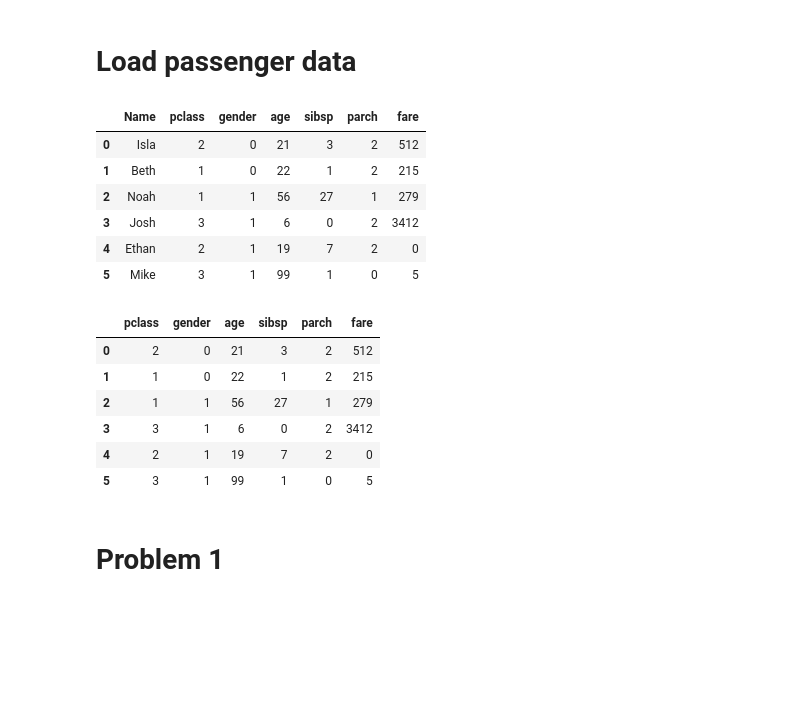
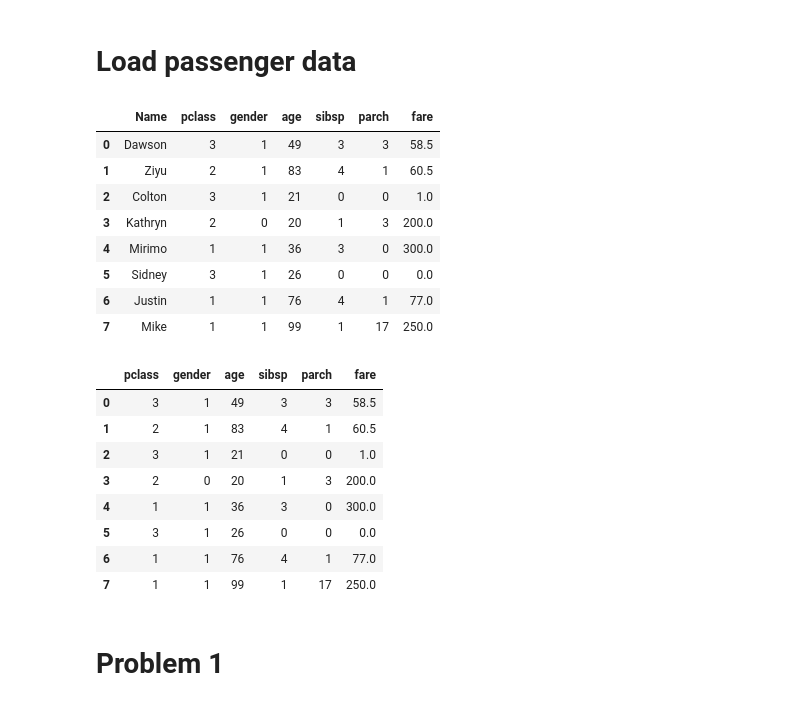
Before and after one commit to mdaugherity/MachineLearning2023, a Jupyter notebook: HW3_Trees_on_the_Titanic.ipynb, the cells around one changed output. Saved outputs shown, nothing was run; the diff lists cells and outputs as text; code cells hidden in the pictures; blank space fills up the shorter version.

```diff
--- a/HW3_Trees_on_the_Titanic.ipynb
+++ b/HW3_Trees_on_the_Titanic.ipynb
@@ -105,27 +105,31 @@ y = df[target].values
 # %% [markdown]
 # Load passenger data
 # %%
-df_pass = pd.read_csv('https://raw.githubusercontent.com/mdaugherity/MachineLearning2022/main/titanic_passengers.csv')
+df_pass = pd.read_csv('https://raw.githubusercontent.com/mdaugherity/MachineLearning2023/main/titanic_passengers.csv')
 df_pass
 # %% [output]
 |  | Name | pclass | gender | age | sibsp | parch | fare |
-| 0 | Isla | 2 | 0 | 21 | 3 | 2 | 512 |
-| 1 | Beth | 1 | 0 | 22 | 1 | 2 | 215 |
-| 2 | Noah | 1 | 1 | 56 | 27 | 1 | 279 |
-| 3 | Josh | 3 | 1 | 6 | 0 | 2 | 3412 |
-| 4 | Ethan | 2 | 1 | 19 | 7 | 2 | 0 |
-| 5 | Mike | 3 | 1 | 99 | 1 | 0 | 5 |
+| 0 | Dawson | 3 | 1 | 49 | 3 | 3 | 58.5 |
+| 1 | Ziyu | 2 | 1 | 83 | 4 | 1 | 60.5 |
+| 2 | Colton | 3 | 1 | 21 | 0 | 0 | 1.0 |
+| 3 | Kathryn | 2 | 0 | 20 | 1 | 3 | 200.0 |
+| 4 | Mirimo | 1 | 1 | 36 | 3 | 0 | 300.0 |
+| 5 | Sidney | 3 | 1 | 26 | 0 | 0 | 0.0 |
+| 6 | Justin | 1 | 1 | 76 | 4 | 1 | 77.0 |
+| 7 | Mike | 1 | 1 | 99 | 1 | 17 | 250.0 |
 # %%
 X_pred = df_pass[features] # make sure we get the same feature columns in the same order
 X_pred
 # %% [output]
 |  | pclass | gender | age | sibsp | parch | fare |
-| 0 | 2 | 0 | 21 | 3 | 2 | 512 |
-| 1 | 1 | 0 | 22 | 1 | 2 | 215 |
-| 2 | 1 | 1 | 56 | 27 | 1 | 279 |
-| 3 | 3 | 1 | 6 | 0 | 2 | 3412 |
-| 4 | 2 | 1 | 19 | 7 | 2 | 0 |
-| 5 | 3 | 1 | 99 | 1 | 0 | 5 |
+| 0 | 3 | 1 | 49 | 3 | 3 | 58.5 |
+| 1 | 2 | 1 | 83 | 4 | 1 | 60.5 |
+| 2 | 3 | 1 | 21 | 0 | 0 | 1.0 |
+| 3 | 2 | 0 | 20 | 1 | 3 | 200.0 |
+| 4 | 1 | 1 | 36 | 3 | 0 | 300.0 |
+| 5 | 3 | 1 | 26 | 0 | 0 | 0.0 |
+| 6 | 1 | 1 | 76 | 4 | 1 | 77.0 |
+| 7 | 1 | 1 | 99 | 1 | 17 | 250.0 |
 # %% [markdown]
 # Problem 1
 # %% [markdown]
```
